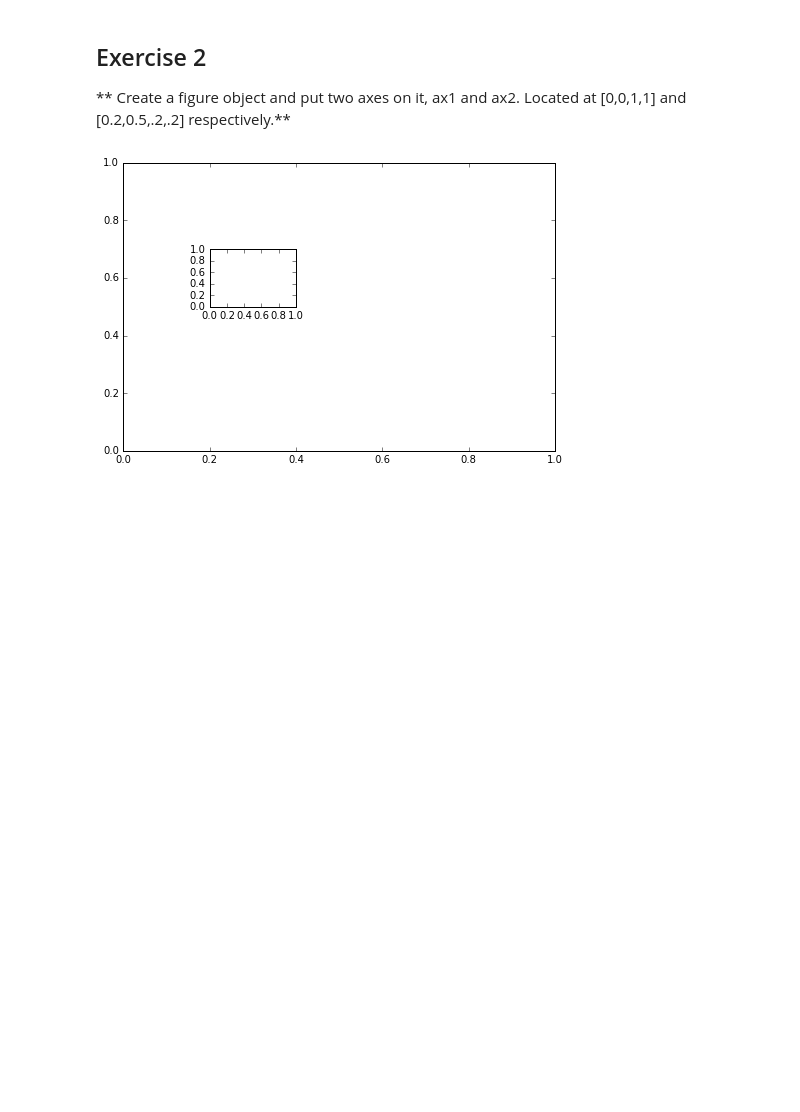
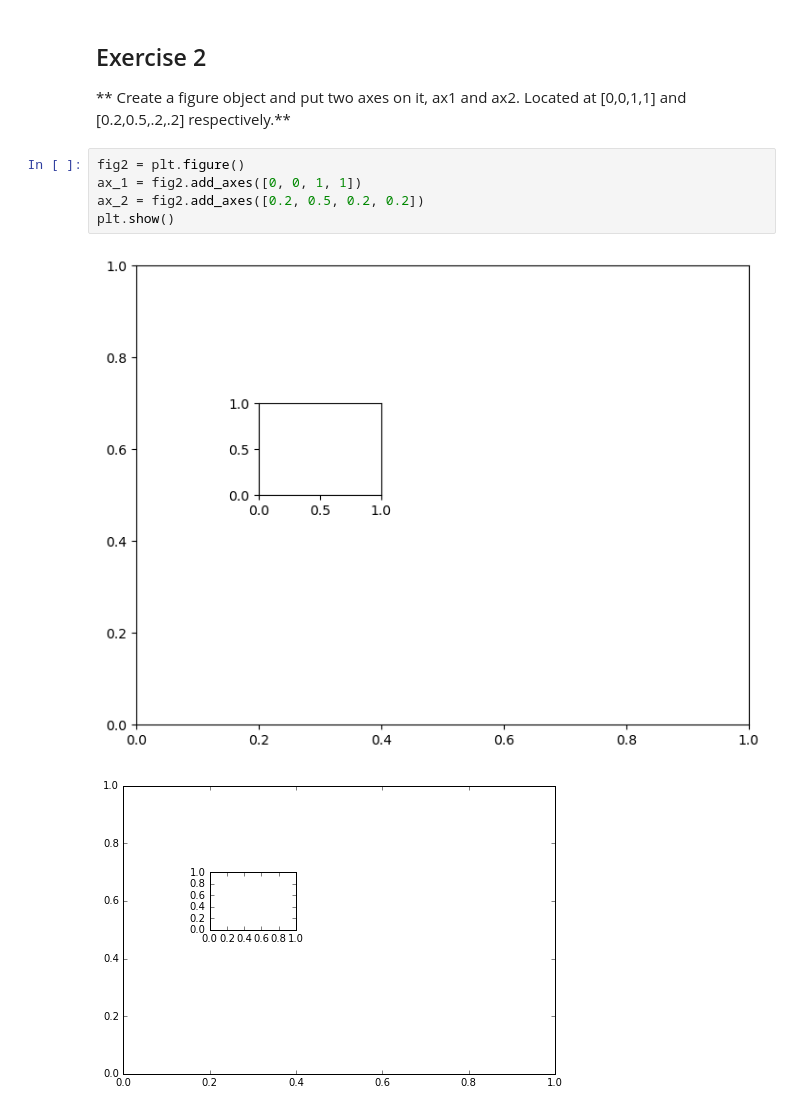
Before and after one commit to DavidASchonfeld/data-course, a Jupyter notebook: Notes I Took While Taking Course/4-Matplotlib/02-Matplotlib Exercises.ipynb, the cells around one changed output. Drawn from its saved outputs; the diff is of its cells as text; blank space fills up the shorter version.

```diff
--- a/Notes I Took While Taking Course/4-Matplotlib/02-Matplotlib Exercises.ipynb
+++ b/Notes I Took While Taking Course/4-Matplotlib/02-Matplotlib Exercises.ipynb
@@ -57,6 +50,13 @@ plt.show()
 # %% [markdown]
 ## Exercise 2
 ** Create a figure object and put two axes on it, ax1 and ax2. Located at [0,0,1,1] and [0.2,0.5,.2,.2] respectively.**
+# %%
+fig2 = plt.figure()
+ax_1 = fig2.add_axes([0, 0, 1, 1])
+ax_2 = fig2.add_axes([0.2, 0.5, 0.2, 0.2])
+plt.show()
+# %% [output]
+[figure, added]
 # %%
 # %% [output]
 [figure]
```
Also changed, not shown: parts of 6 cells of this notebook, 3 other files.
